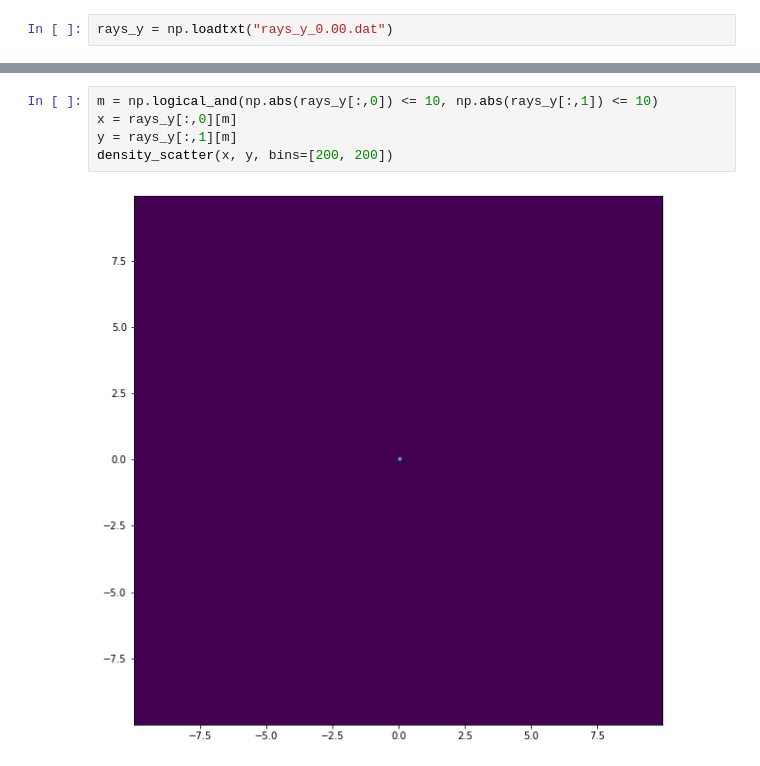
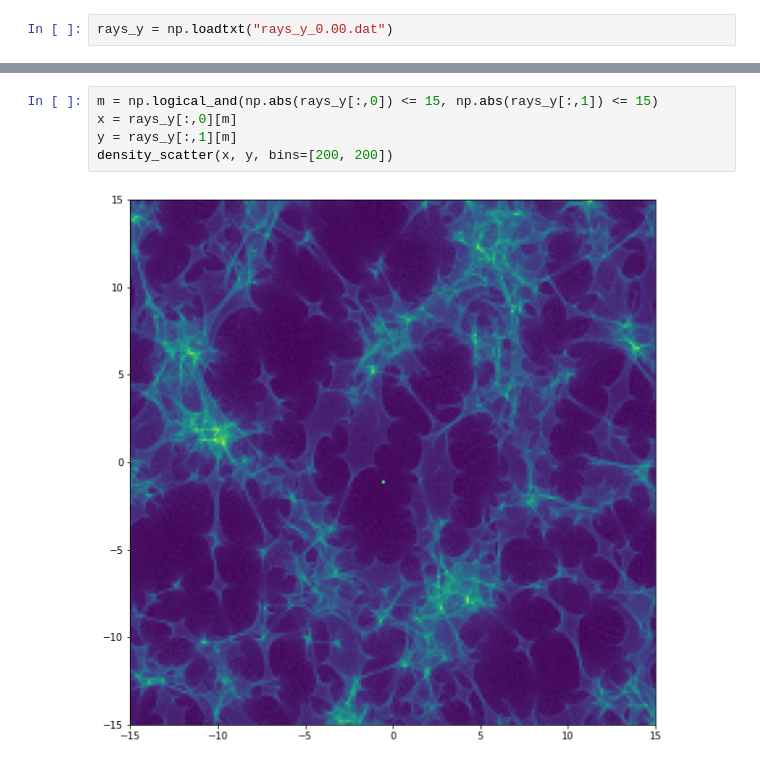
Before and after one commit to sliusar/microlensing, a Jupyter notebook: plotting.ipynb, the cells around one changed output, grey strips where cells are left out. Saved outputs shown, nothing was run; the diff lists cells and outputs as text.

```diff
--- a/plotting.ipynb
+++ b/plotting.ipynb
@@ -31,8 +38,8 @@ density_scatter(x, y, bins=[200, 200])
 # %%
-m = np.logical_and(np.abs(rays_y[:,0]) <= 10, np.abs(rays_y[:,1]) <= 10)
+m = np.logical_and(np.abs(rays_y[:,0]) <= 15, np.abs(rays_y[:,1]) <= 15)
 x = rays_y[:,0][m]
 y = rays_y[:,1][m]
 density_scatter(x, y, bins=[200, 200])
 # %% [output]
-[figure, old version]
+[figure, new version]
 # %%
```
Also changed, not shown: parts of 7 cells of this notebook, 5 other files.
